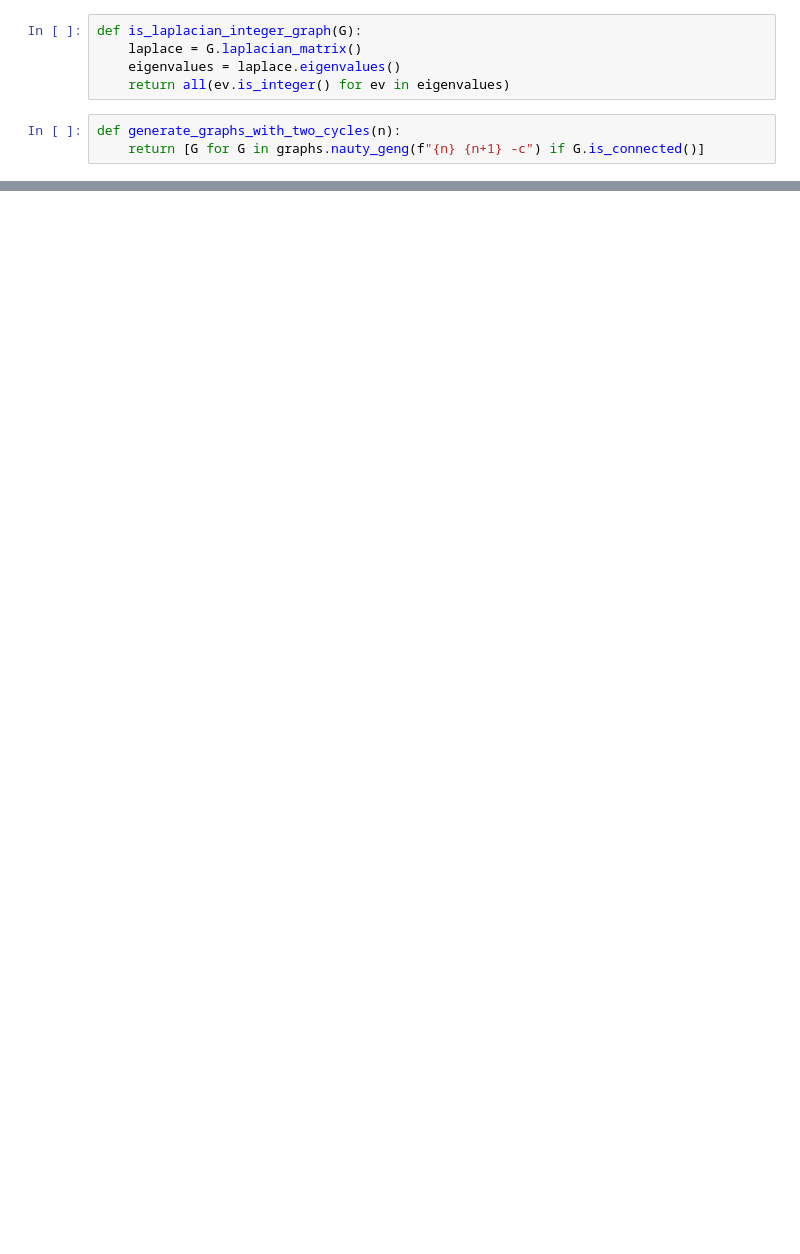
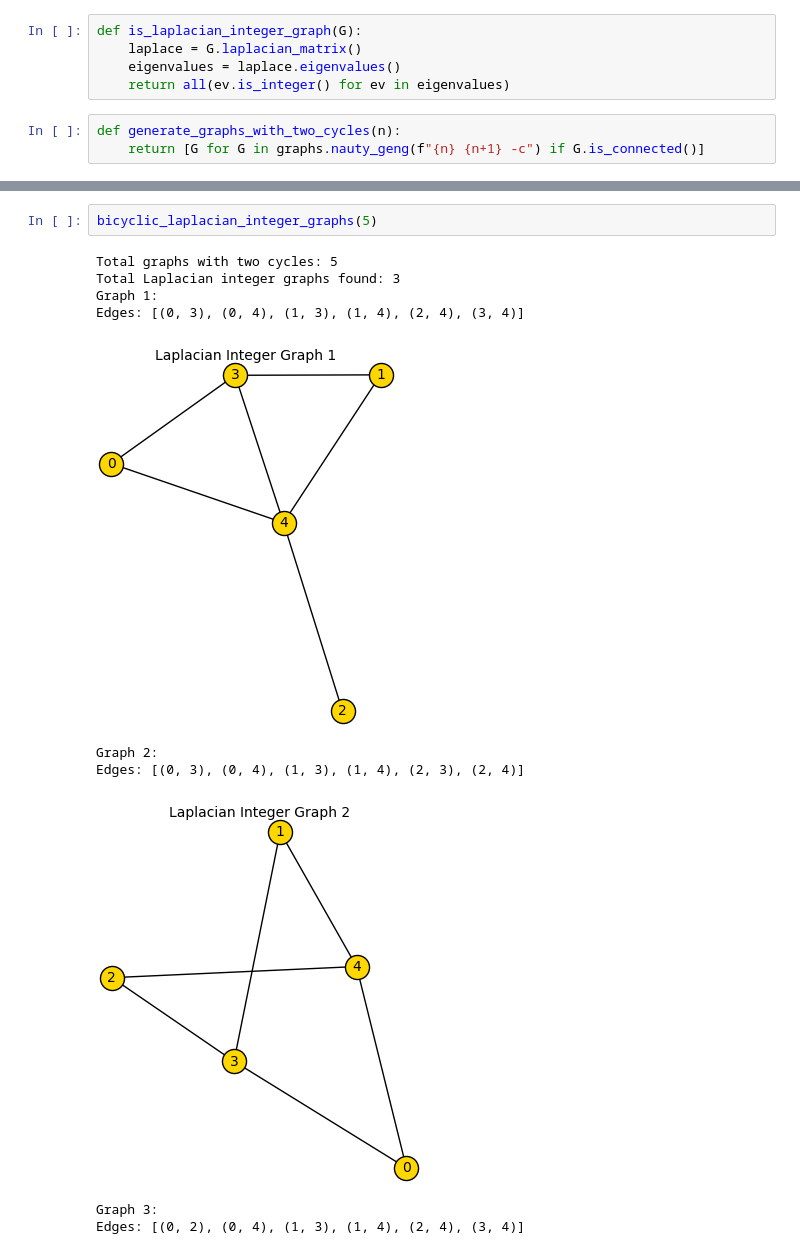
Before and after one commit to oskartezak/Laplacian-integral-graphs, a Jupyter notebook: Code/bicyclic.ipynb, the cells around one changed output, grey strips where cells are left out. Cells and saved outputs as stored; diff of their text form; blank space fills up the shorter version.

```diff
--- a/Code/bicyclic.ipynb
+++ b/Code/bicyclic.ipynb
@@ -26,0 +39,13 @@ def generate_graphs_with_two_cycles(n):
+# %%
+bicyclic_laplacian_integer_graphs(5)
+# %% [output]
+Total graphs with two cycles: 5
+Total Laplacian integer graphs found: 3
+Graph 1:
+Edges: [(0, 3), (0, 4), (1, 3), (1, 4), (2, 4), (3, 4)]
+[figure, added]
+Graph 2:
+Edges: [(0, 3), (0, 4), (1, 3), (1, 4), (2, 3), (2, 4)]
+[figure, added]
+Graph 3:
+Edges: [(0, 2), (0, 4), (1, 3), (1, 4), (2, 4), (3, 4)]
```
Also changed, not shown: parts of 11 cells of this notebook, 9 other files.
